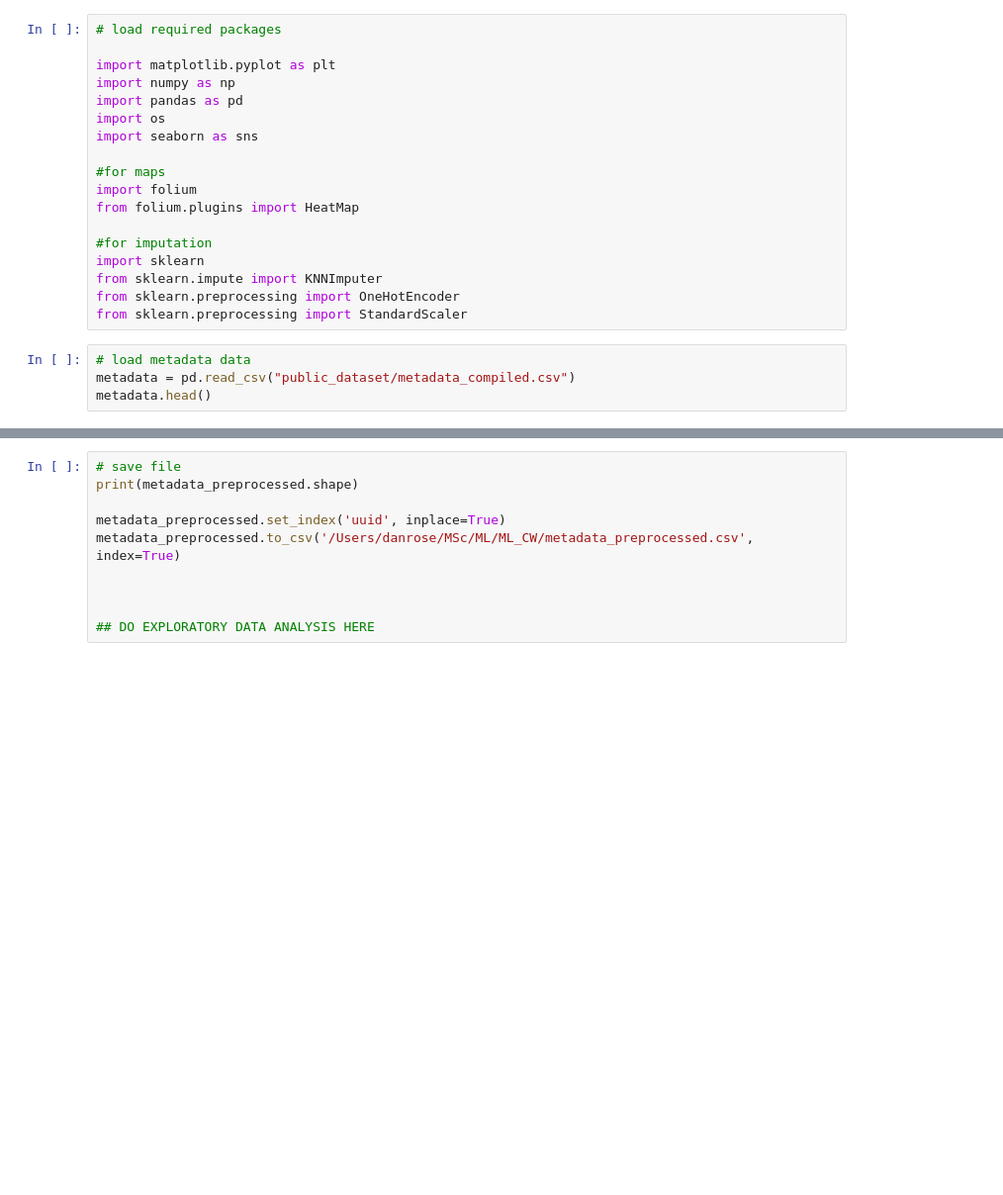
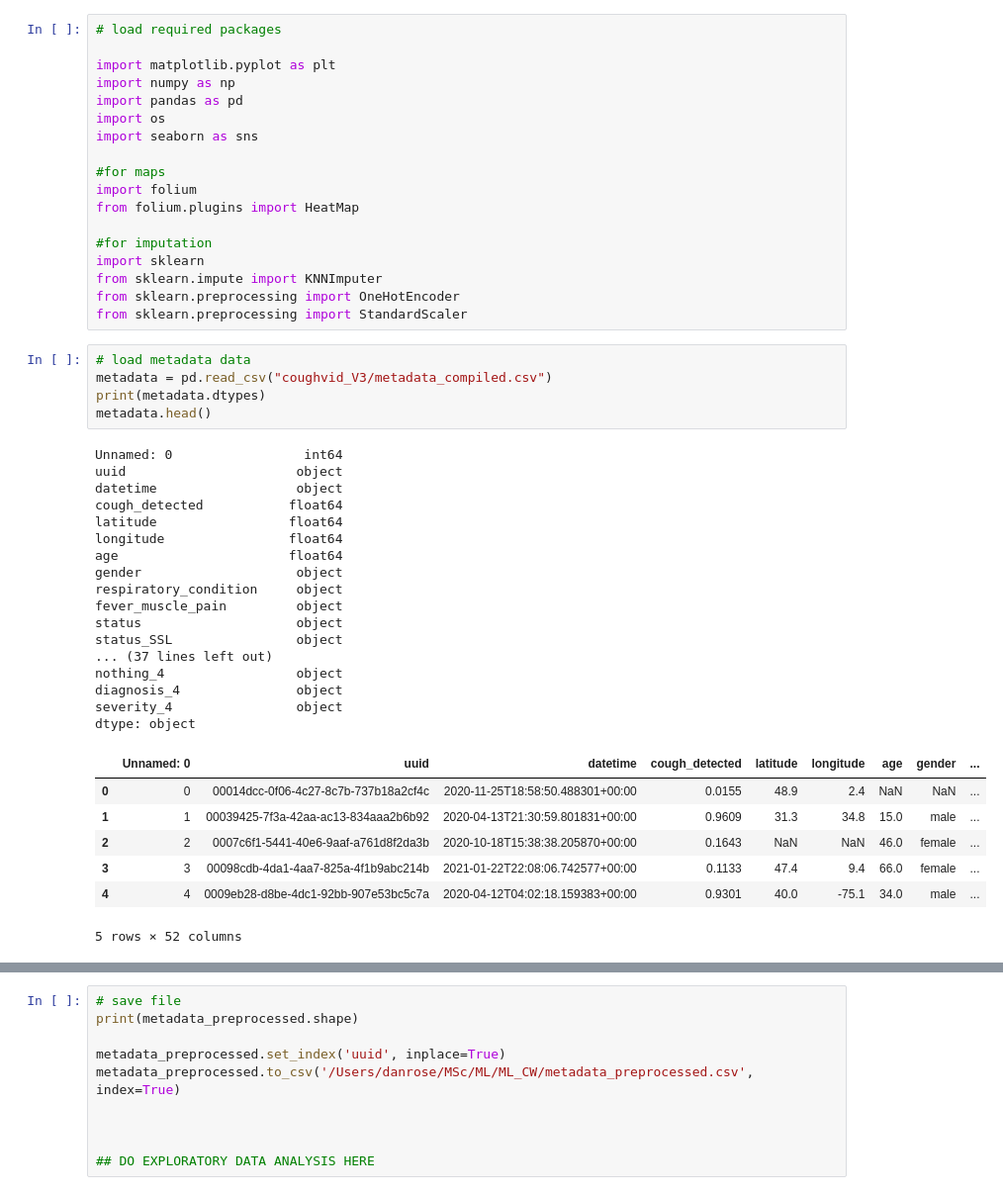
Before and after one commit to Mele0/COUGHVID, a Jupyter notebook: Pre_Processing/coughvid.ipynb, the cells around one changed output, grey strips where cells are left out. Shown: that part at 99% size. Drawn from its saved outputs; the diff is of its cells as text; blank space fills up the shorter version.

```diff
--- a/Pre_Processing/coughvid.ipynb
+++ b/Pre_Processing/coughvid.ipynb
@@ -18,8 +18,34 @@ from sklearn.preprocessing import OneHotEncoder
 from sklearn.preprocessing import StandardScaler
 # %%
 # load metadata data
-metadata = pd.read_csv("public_dataset/metadata_compiled.csv")
+metadata = pd.read_csv("coughvid_V3/metadata_compiled.csv")
+print(metadata.dtypes)
 metadata.head()
+# %% [output]
+Unnamed: 0                 int64
+uuid                      object
+datetime                  object
+cough_detected           float64
+latitude                 float64
+longitude                float64
+age                      float64
+gender                    object
+respiratory_condition     object
+fever_muscle_pain         object
+status                    object
+status_SSL                object
+... (37 lines left out)
+nothing_4                 object
+diagnosis_4               object
+severity_4                object
+dtype: object
+|  | Unnamed: 0 | uuid | datetime | cough_detected | latitude | longitude | age | gender | ... |
+| 0 | 0 | 00014dcc-0f06-4c27-8c7b-737b18a2cf4c | 2020-11-25T18:58:50.488301+00:00 | 0.0155 | 48.9 | 2.4 | NaN | NaN | ... |
+| 1 | 1 | 00039425-7f3a-42aa-ac13-834aaa2b6b92 | 2020-04-13T21:30:59.801831+00:00 | 0.9609 | 31.3 | 34.8 | 15.0 | male | ... |
+| 2 | 2 | 0007c6f1-5441-40e6-9aaf-a761d8f2da3b | 2020-10-18T15:38:38.205870+00:00 | 0.1643 | NaN | NaN | 46.0 | female | ... |
+| 3 | 3 | 00098cdb-4da1-4aa7-825a-4f1b9abc214b | 2021-01-22T22:08:06.742577+00:00 | 0.1133 | 47.4 | 9.4 | 66.0 | female | ... |
+| 4 | 4 | 0009eb28-d8be-4dc1-92bb-907e53bc5c7a | 2020-04-12T04:02:18.159383+00:00 | 0.9301 | 40.0 | -75.1 | 34.0 | male | ... |
+5 rows × 52 columns
 # %%
 # EDA
 
```
Also changed, not shown: parts of 15 cells of this notebook.
